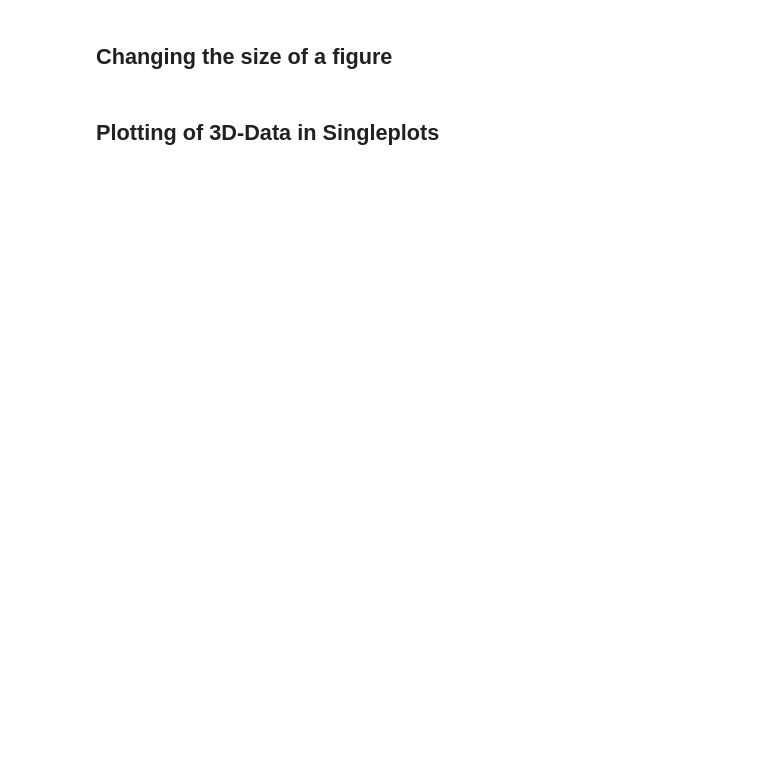
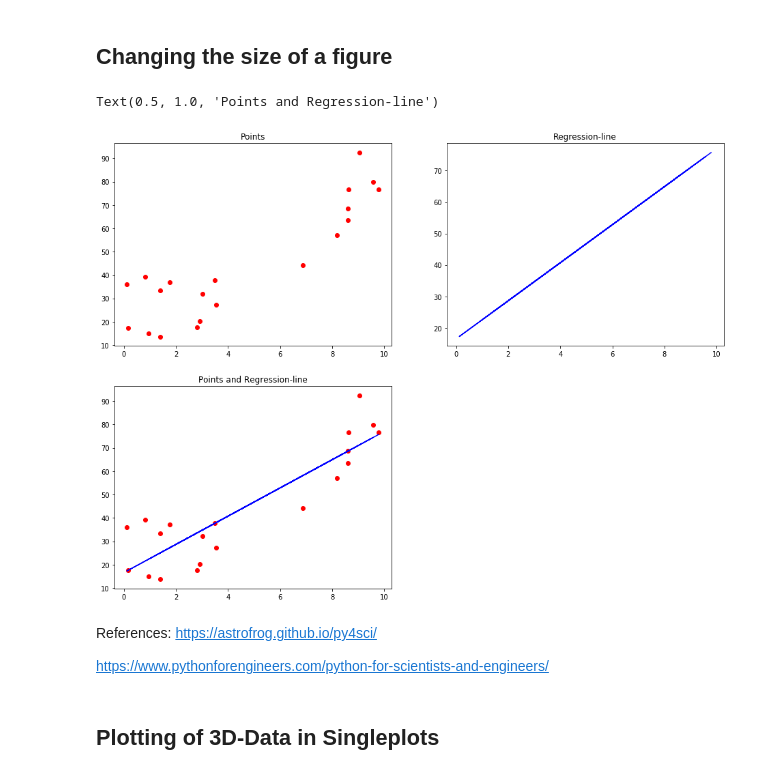
Before and after one commit to AndreasrichterUP/Python-Teaching, a Jupyter notebook: -02-Basics-Plots-and-Exercises-in-Matplotlib.ipynb, the cells around one changed output. Drawn from its saved outputs; the diff is of its cells as text; code cells hidden in the pictures; blank space fills up the shorter version.

```diff
--- a/-02-Basics-Plots-and-Exercises-in-Matplotlib.ipynb
+++ b/-02-Basics-Plots-and-Exercises-in-Matplotlib.ipynb
@@ -120,4 +122,19 @@ plt.title('Points and Regression-line')
 # %% [markdown]
 ## Changing the size of a figure <a name="figuresize" ></a>
+# %%
+plt.figure(figsize=(16,12))   # figure with subplots
+plt.subplot(221),plt.plot(x,y,'ro')
+plt.title('Points')
+plt.subplot(222),plt.plot(x,m*x+b,'b')
+plt.title('Regression-line')
+plt.subplot(223),plt.plot(x,y,'ro'),plt.plot(x,m*x+b,'b')
+plt.title('Points and Regression-line')
+# %% [output]
+Text(0.5, 1.0, 'Points and Regression-line')
+[figure, added]
+# %% [markdown]
+References:  https://astrofrog.github.io/py4sci/
+
+https://www.pythonforengineers.com/python-for-scientists-and-engineers/
 # %% [markdown]
 ## Plotting of 3D-Data in Singleplots <a name="3dplots" ></a>
```
Also changed, not shown: parts of 22 cells of this notebook, 23 other files.
